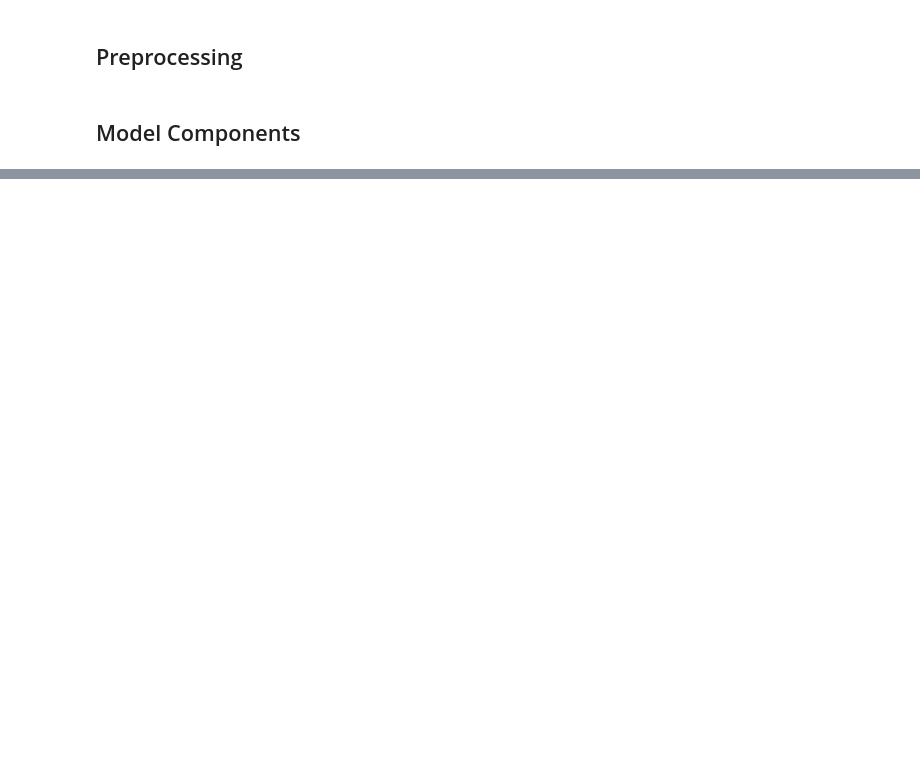
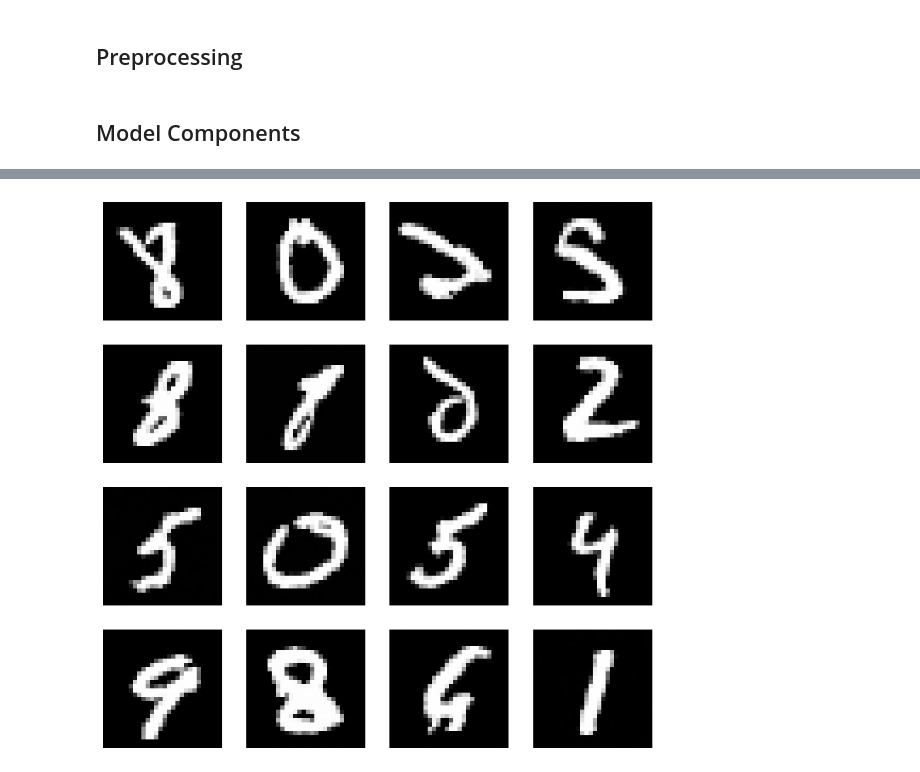
Before and after one commit to ninkira/ImageGeneration, a Jupyter notebook: diffusion_model.ipynb, the cells around one changed output, grey strips where cells are left out. Saved outputs shown, nothing was run; the diff lists cells and outputs as text; code cells hidden in the pictures; blank space fills up the shorter version.

```diff
--- a/diffusion_model.ipynb
+++ b/diffusion_model.ipynb
@@ -443 +345,13 @@ plt.show()
+# %%
+# Visualise the result
+# Generate some images
+pipeline = DDPMPipeline(unet=accelerator.unwrap_model(model), scheduler=noise_scheduler)
+images = pipeline(
+        batch_size=config.eval_batch_size,
+        num_inference_steps=config.num_inference_steps
+    ).images
+path = config.results_output_dir + "/final_example_result.png"
+visualisation.show_results(images, path)
+# %% [output]
+[figure, added]
 # %%
```
Also changed, not shown: parts of 32 cells of this notebook, 6 other files.
